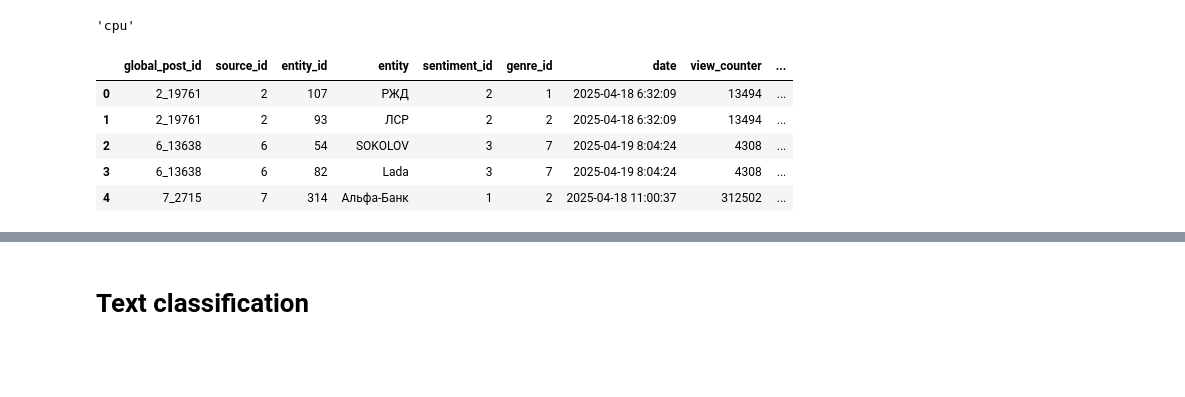
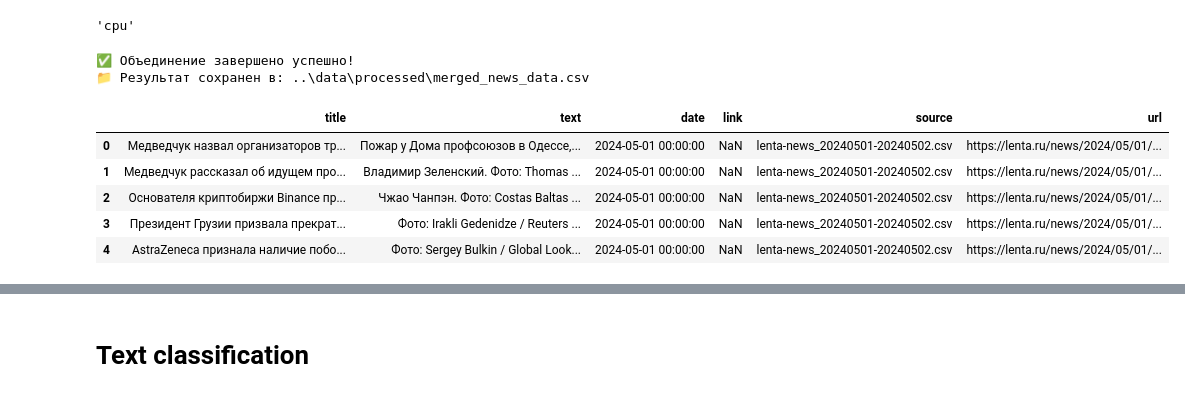
Before and after one commit to datanalist/company-clasterization, a Jupyter notebook: notebooks/topics.ipynb, the cells around one changed output, grey strips where cells are left out. Cells and saved outputs as stored; diff of their text form; code cells hidden in the pictures; blank space fills up the shorter version.

```diff
--- a/notebooks/topics.ipynb
+++ b/notebooks/topics.ipynb
@@ -1,6 +12,11 @@
 # %%
 import re
-# import emoji
+from pathlib import Path
+from os import path
+
+# import emojilogging.basicConfig(level=logging.INFO, format='%(asctime)s - %(levelname)s - %(message)s')
+import logging
+logger = logging.getLogger(__name__)
 import warnings
 warnings.filterwarnings('ignore')
 
@@ -13,6 +29,7 @@ from sklearn.cluster import KMeans
 from umap import UMAP
 from hdbscan import HDBSCAN
 from sentence_transformers import SentenceTransformer
+from transformers import AutoTokenizer, AutoModelForPreTraining
 
 from nltk.corpus import stopwords
 stop_words = stopwords.words('russian')
@@ -41,15 +58,28 @@ device = "cuda" if torch.cuda.is_available() else "cpu"
 device
 # %% [output]
 'cpu'
+# %%
+RAW_DATA_DIR = Path(r"..\data\raw").as_posix()
+PROCESSED_DATA_DIR = Path(r"..\data\processed").as_posix()
+# %%
+# Объединяем все csv файлы в один
+try:
+    result_file = merge_csv_files(RAW_DATA_DIR, PROCESSED_DATA_DIR, logger)
+    print(f"\n✅ Объединение завершено успешно!")
+    print(f"📁 Результат сохранен в: {result_file}")
+except Exception as e:
+    logger.error(f"Критическая ошибка: {e}")
+    print(f"\n❌ Ошибка при выполнении: {e}")
+# %% [output]
+✅ Объединение завершено успешно!
+📁 Результат сохранен в: ..\data\processed\merged_news_data.csv
 # %%
-news = pd.read_csv("../data/raw/nnews.csv")
+data = pd.read_csv(result_file)
+data.head()
+# %% [output]
+|  | title | text | date | link | source | url |
+| 0 | Медведчук назвал организаторов тр... | Пожар у Дома профсоюзов в Одессе,... | 2024-05-01 00:00:00 | NaN | lenta-news_20240501-20240502.csv | https://lenta.ru/news/2024/05/01/... |
+| 1 | Медведчук рассказал об идущем про... | Владимир Зеленский. Фото: Thomas ... | 2024-05-01 00:00:00 | NaN | lenta-news_20240501-20240502.csv | https://lenta.ru/news/2024/05/01/... |
+| 2 | Основателя криптобиржи Binance пр... | Чжао Чанпэн. Фото: Costas Baltas ... | 2024-05-01 00:00:00 | NaN | lenta-news_20240501-20240502.csv | https://lenta.ru/news/2024/05/01/... |
+| 3 | Президент Грузии призвала прекрат... | Фото: Irakli Gedenidze / Reuters ... | 2024-05-01 00:00:00 | NaN | lenta-news_20240501-20240502.csv | https://lenta.ru/news/2024/05/01/... |
+| 4 | AstraZeneca признала наличие побо... | Фото: Sergey Bulkin / Global Look... | 2024-05-01 00:00:00 | NaN | lenta-news_20240501-20240502.csv | https://lenta.ru/news/2024/05/01/... |
-# %%
-data = pd.read_csv("../data/raw/csv-dump.csv")
-data.head()
-# %% [output]
-|  | global_post_id | source_id | entity_id | entity | sentiment_id | genre_id | date | view_counter | ... |
-| 0 | 2_19761 | 2 | 107 | РЖД | 2 | 1 | 2025-04-18 6:32:09 | 13494 | ... |
-| 1 | 2_19761 | 2 | 93 | ЛСР | 2 | 2 | 2025-04-18 6:32:09 | 13494 | ... |
-| 2 | 6_13638 | 6 | 54 | SOKOLOV | 3 | 7 | 2025-04-19 8:04:24 | 4308 | ... |
-| 3 | 6_13638 | 6 | 82 | Lada | 3 | 7 | 2025-04-19 8:04:24 | 4308 | ... |
-| 4 | 7_2715 | 7 | 314 | Альфа-Банк | 1 | 2 | 2025-04-18 11:00:37 | 312502 | ... |
```
Also changed, not shown: parts of 45 cells of this notebook, 10 other files.
